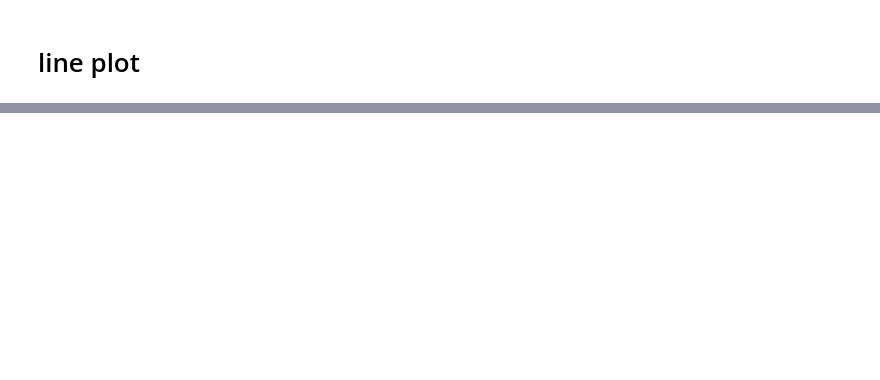
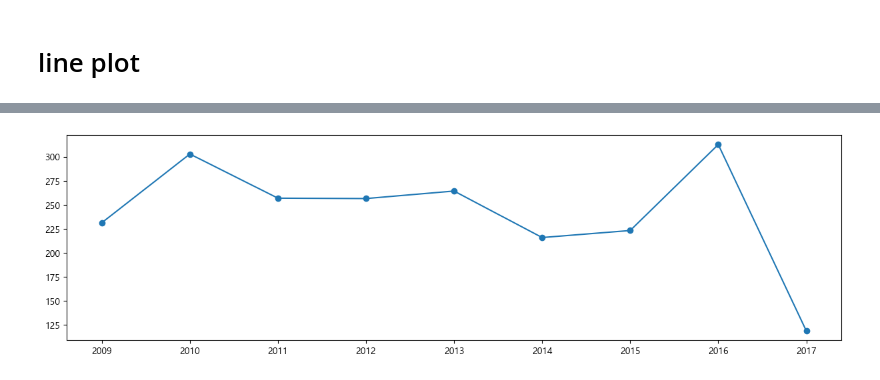
Before and after one commit to qufdlfkd88/SKN31, a Jupyter notebook: 05_시각화/03_Pandas 시각화.ipynb, the cells around one changed output, grey strips where cells are left out. Cells and saved outputs as stored; diff of their text form; code cells hidden in the pictures; blank space fills up the shorter version.

```diff
--- a/05_시각화/03_Pandas 시각화.ipynb
+++ b/05_시각화/03_Pandas 시각화.ipynb
@@ -182,4 +326,6 @@ df
 # %%
-df['봄'].plot(figsize=(15, 4), marker="o")
+df['봄'].plot(kind="line", figsize=(15, 4), marker="o") # default plot : line // kind 따로 안넣어도됨
 plt.show()
+# %% [output]
+[figure, added]
 # %%
```
Also changed, not shown: parts of 35 cells of this notebook, 13 other files.
